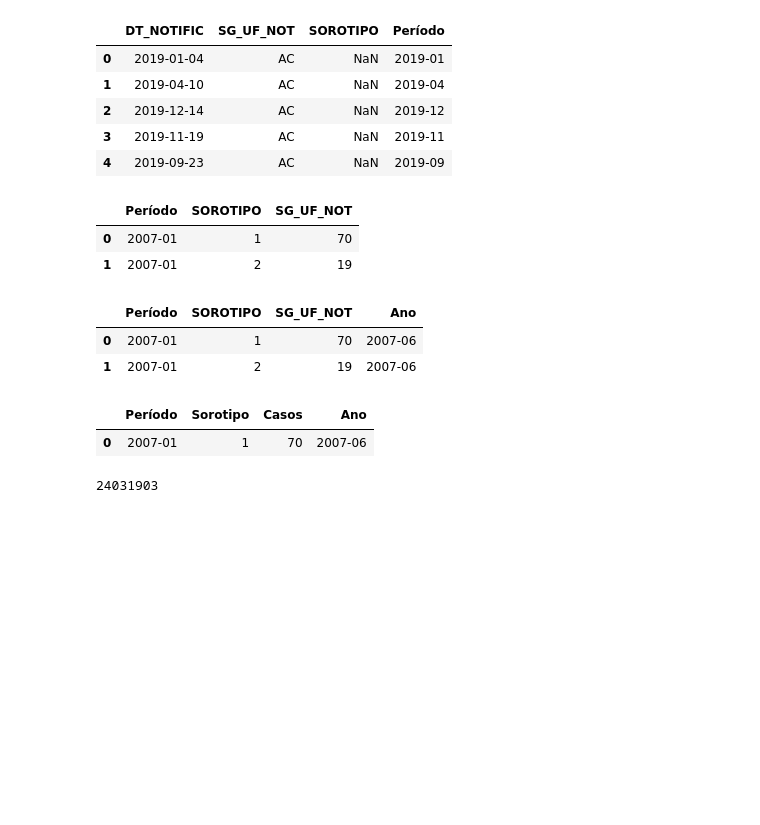
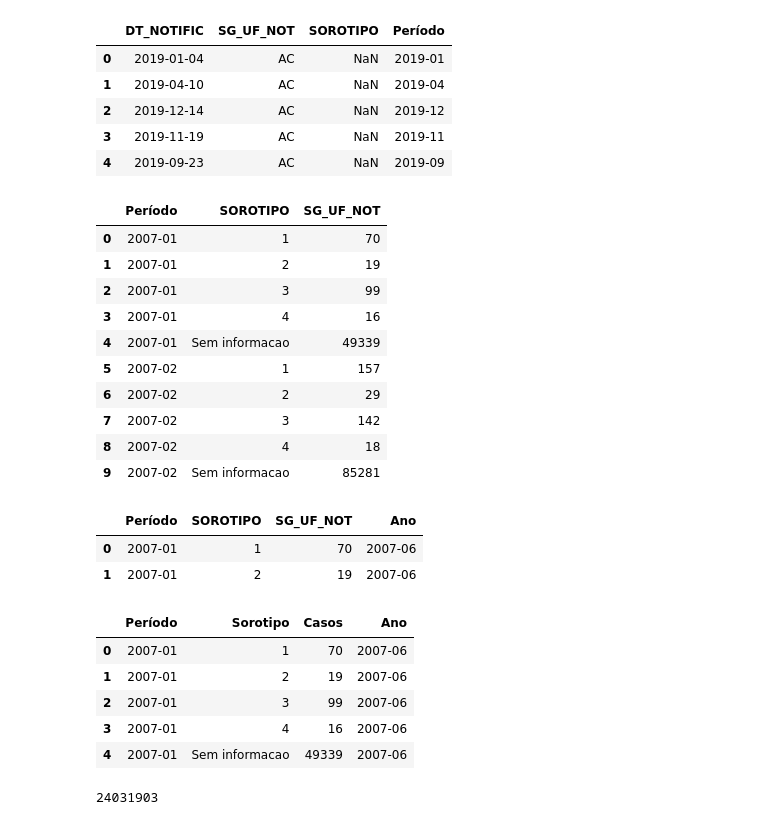
Before and after one commit to parreiravsc/RedeGenomica, a Jupyter notebook: Analises-dengue_sorotipos_SGTF.ipynb, the cells around one changed output. Drawn from its saved outputs; the diff is of its cells as text; code cells hidden in the pictures; blank space fills up the shorter version.

```diff
--- a/Analises-dengue_sorotipos_SGTF.ipynb
+++ b/Analises-dengue_sorotipos_SGTF.ipynb
@@ -39,17 +43,25 @@ df_sgtf_br.head()
 df_sgtf_br = df_sgtf_br.drop('DT_NOTIFIC', axis=1)
 
 # Substituir os NAN
-df_sgtf_br['SOROTIPO'] = df_sgtf_br['SOROTIPO'].fillna('Sem informação')
-df_sgtf_br['SG_UF_NOT'] = df_sgtf_br['SG_UF_NOT'].fillna('Sem informação')
+df_sgtf_br['SOROTIPO'] = df_sgtf_br['SOROTIPO'].fillna('Sem informacao')
+df_sgtf_br['SG_UF_NOT'] = df_sgtf_br['SG_UF_NOT'].fillna('Sem informacao')
 # %%
 # agrupar por período e sorotipo
 df_sgtf_br_agrupado = df_sgtf_br.groupby(['Período', 'SOROTIPO']).count().reset_index()
 df_sgtf_br_agrupado = df_sgtf_br_agrupado.sort_values('Período').reset_index(drop=True)
-df_sgtf_br_agrupado.head(2)
+df_sgtf_br_agrupado.head(10)
 # %% [output]
 |  | Período | SOROTIPO | SG_UF_NOT |
 | 0 | 2007-01 | 1 | 70 |
 | 1 | 2007-01 | 2 | 19 |
+| 2 | 2007-01 | 3 | 99 |
+| 3 | 2007-01 | 4 | 16 |
+| 4 | 2007-01 | Sem informacao | 49339 |
+| 5 | 2007-02 | 1 | 157 |
+| 6 | 2007-02 | 2 | 29 |
+| 7 | 2007-02 | 3 | 142 |
+| 8 | 2007-02 | 4 | 18 |
+| 9 | 2007-02 | Sem informacao | 85281 |
 # %%
 # criar coluna ANO (fixar junho)
 df_sgtf_br_agrupado['Ano'] = df_sgtf_br_agrupado['Período'].str[:4] + '-06'
@@ -62,10 +74,14 @@ df_sgtf_br_agrupado.head(2)
 # renomear colunas
 df_sgtf_br_agrupado = df_sgtf_br_agrupado.rename(columns={'SG_UF_NOT': 'Casos',
                                                           'SOROTIPO': 'Sorotipo'})
-df_sgtf_br_agrupado.head(1)
+df_sgtf_br_agrupado.head(5)
 # %% [output]
 |  | Período | Sorotipo | Casos | Ano |
 | 0 | 2007-01 | 1 | 70 | 2007-06 |
+| 1 | 2007-01 | 2 | 19 | 2007-06 |
+| 2 | 2007-01 | 3 | 99 | 2007-06 |
+| 3 | 2007-01 | 4 | 16 | 2007-06 |
+| 4 | 2007-01 | Sem informacao | 49339 | 2007-06 |
 # %%
 # total de casos
 df_sgtf_br_agrupado['Casos'].sum()
```
Also changed, not shown: parts of 29 cells of this notebook, 7 other files.
